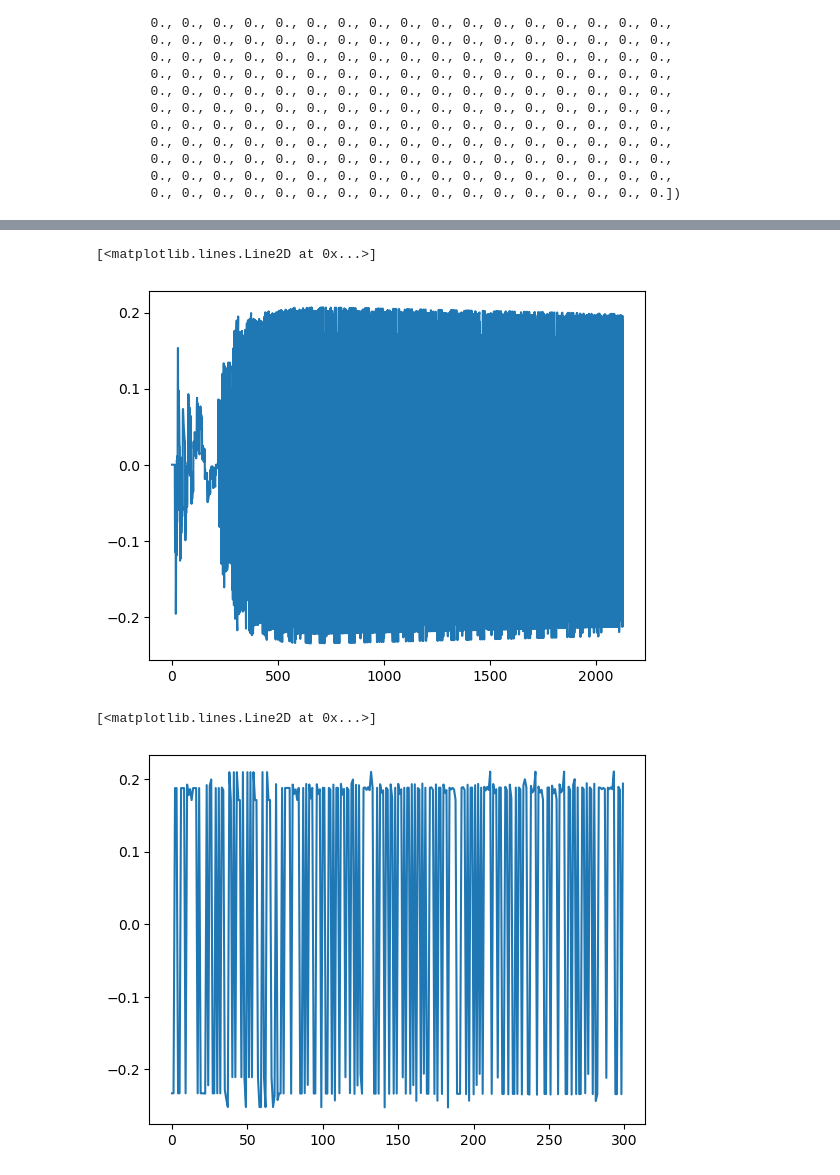
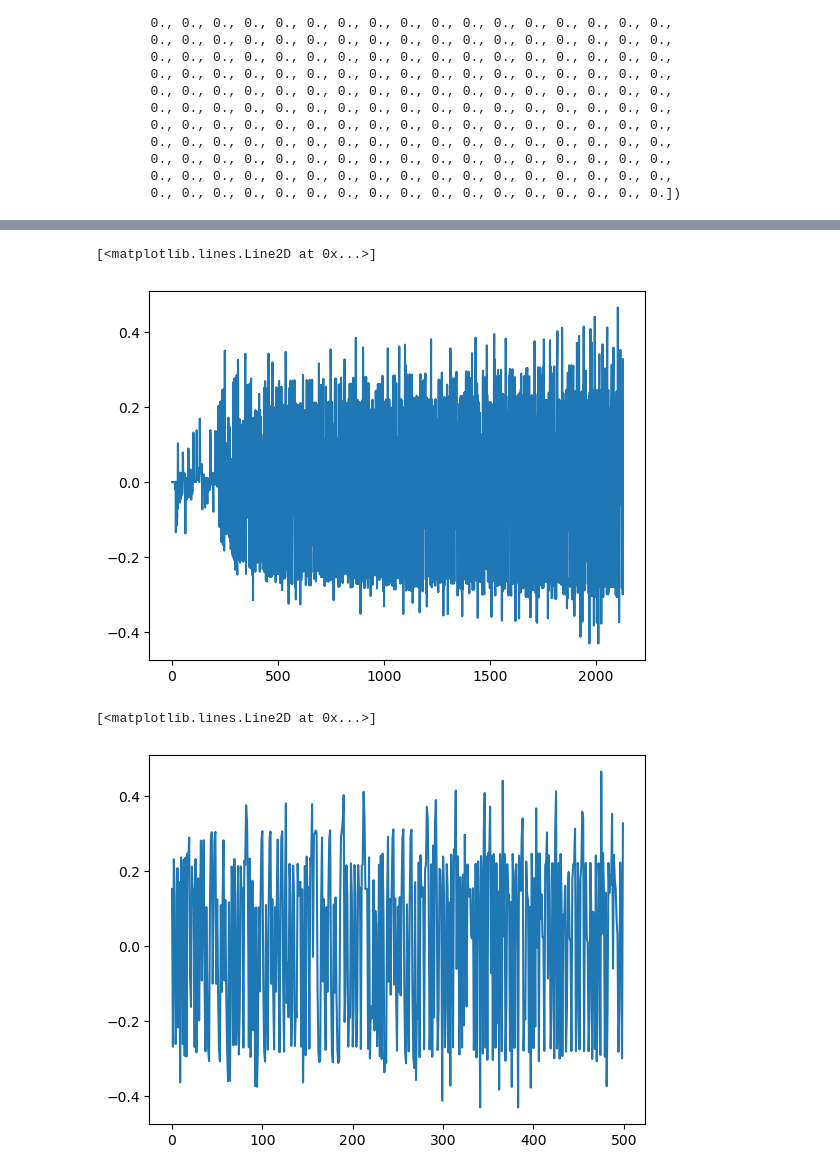
Before and after one commit to sashkarivkind/contextual_frogs, a Jupyter notebook: experimental/hack_plot_viewerSuspMU.ipynb, the cells around one changed output, grey strips where cells are left out. Cells and saved outputs as stored; diff of their text form; code cells hidden in the pictures.

```diff
--- a/experimental/hack_plot_viewerSuspMU.ipynb
+++ b/experimental/hack_plot_viewerSuspMU.ipynb
@@ -420,16 +498,16 @@ array([0., 0., 0., 0., 0., 0., 0., 0., 0., 0., 0., 0., 0., 0., 0., 0., 0.,
 # %%
-temp_pred_a  = np.loadtxt(f'/homes/ar2342/one_more_dir/contextual_frogs/experimental/optim/results/temp/pred_a.txt')
-temp_params  = torch.load(f'/homes/ar2342/one_more_dir/contextual_frogs/experimental/optim/results/temp/params.pt')
+temp_pred_a  = np.loadtxt(f'/homes/ar2342/one_more_dir/contextual_frogs/experimental/optim/results/temp11/pred_a.txt')
+temp_params  = torch.load(f'/homes/ar2342/one_more_dir/contextual_frogs/experimental/optim/results/temp11/params.pt')
 # %%
 plt.plot(temp_pred_a, label='model')
 # %% [output]
 [<matplotlib.lines.Line2D at 0x...>]
-[figure, old version]
+[figure, new version]
 # %%
-plt.plot(temp_pred_a[-300:], label='model')
+plt.plot(temp_pred_a[-500:], label='model')
 # %% [output]
 [<matplotlib.lines.Line2D at 0x...>]
-[figure, old version]
+[figure, new version]
 # %%
 x_a = np.arange(len(temp_pred_a))
 plt.plot(x_a, temp_pred_a, label='model')
```
Also changed, not shown: parts of 19 cells of this notebook, 10 other files.
